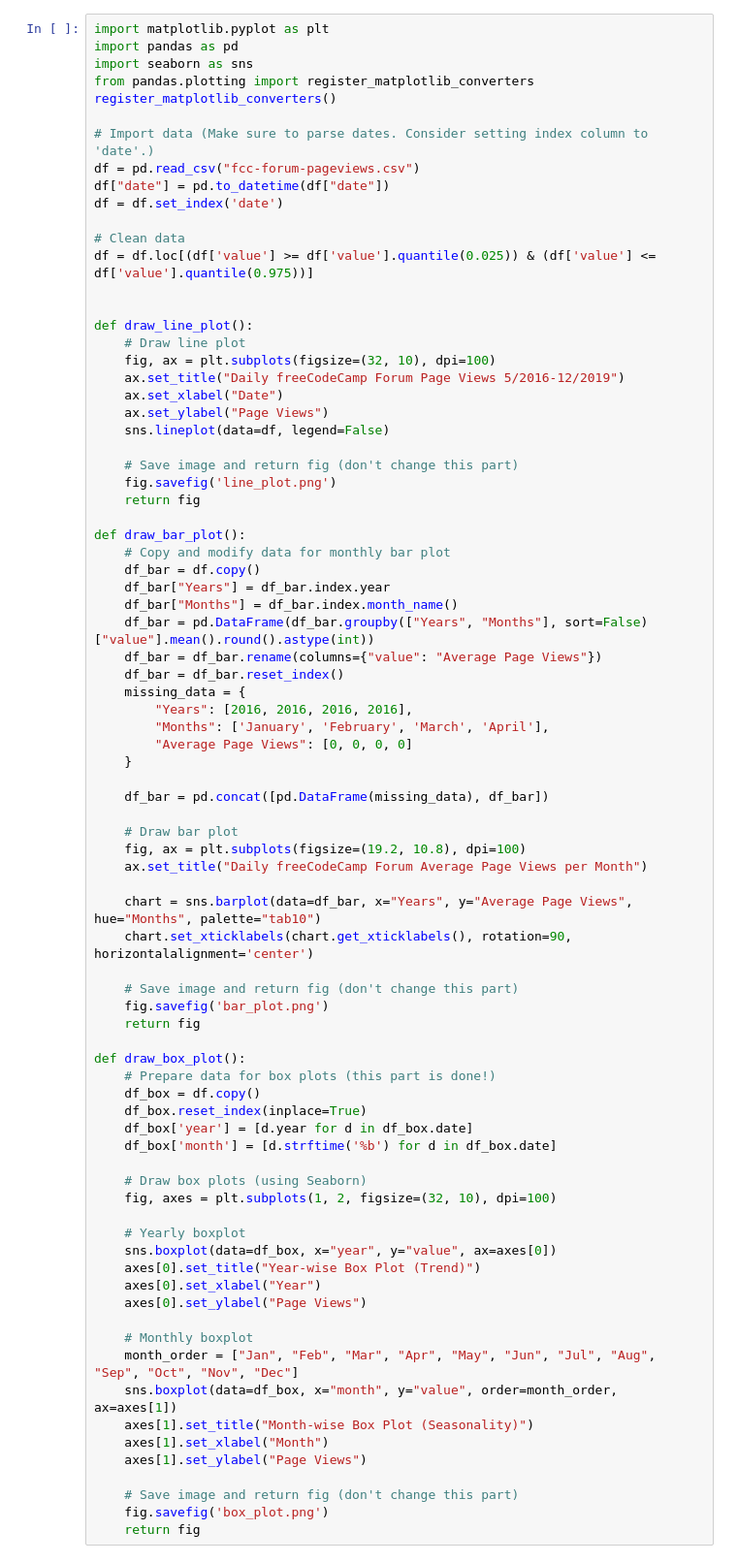
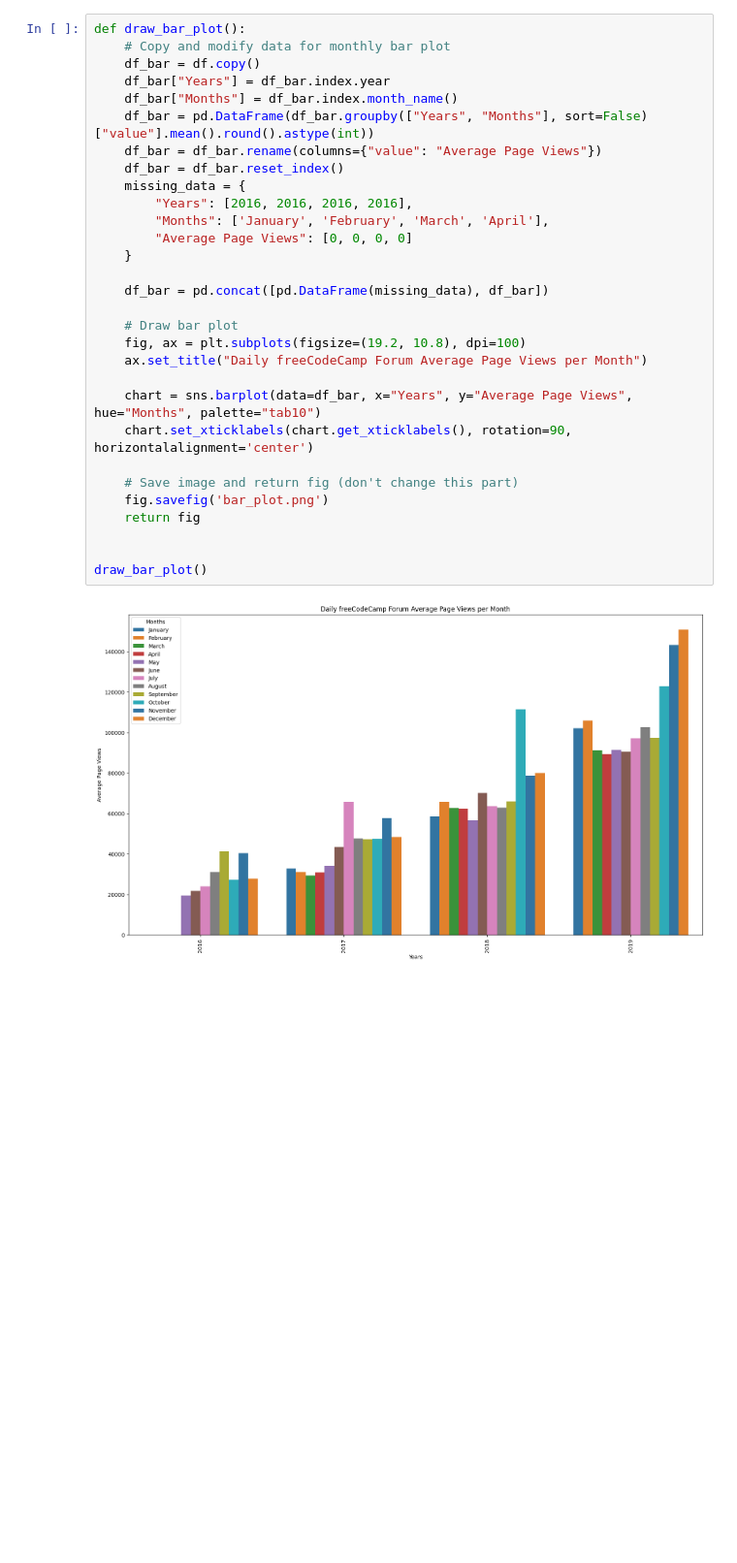
Before and after one commit to mydesemberevil/freecodecamp_Page-View-Time-Series-Visualizer, a Jupyter notebook: time_visualisation.ipynb, the cells around one changed output. Shown: that part at 97% size. Cells and saved outputs as stored; diff of their text form; blank space fills up the shorter version.

```diff
--- a/time_visualisation.ipynb
+++ b/time_visualisation.ipynb
@@ -3,81 +56,32 @@
 # %%
-import matplotlib.pyplot as plt
-import pandas as pd
-import seaborn as sns
-from pandas.plotting import register_matplotlib_converters
-register_matplotlib_converters()
-
-# Import data (Make sure to parse dates. Consider setting index column to 'date'.)
-df = pd.read_csv("fcc-forum-pageviews.csv")
-df["date"] = pd.to_datetime(df["date"])
-df = df.set_index('date')
-
-# Clean data
-df = df.loc[(df['value'] >= df['value'].quantile(0.025)) & (df['value'] <= df['value'].quantile(0.975))]
-
-
-def draw_line_plot():
-    # Draw line plot
-    fig, ax = plt.subplots(figsize=(32, 10), dpi=100)
-    ax.set_title("Daily freeCodeCamp Forum Page Views 5/2016-12/2019")
-    ax.set_xlabel("Date")
-    ax.set_ylabel("Page Views")
-    sns.lineplot(data=df, legend=False)
-
-    # Save image and return fig (don't change this part)
-    fig.savefig('line_plot.png')
-    return fig
-
 def draw_bar_plot():
     # Copy and modify data for monthly bar plot
     df_bar = df.copy()
     df_bar["Years"] = df_bar.index.year
     df_bar["Months"] = df_bar.index.month_name()
     df_bar = pd.DataFrame(df_bar.groupby(["Years", "Months"], sort=False)["value"].mean().round().astype(int))
     df_bar = df_bar.rename(columns={"value": "Average Page Views"})
     df_bar = df_bar.reset_index()
     missing_data = {
         "Years": [2016, 2016, 2016, 2016],
         "Months": ['January', 'February', 'March', 'April'],
         "Average Page Views": [0, 0, 0, 0]
     }
 
     df_bar = pd.concat([pd.DataFrame(missing_data), df_bar])
 
     # Draw bar plot
     fig, ax = plt.subplots(figsize=(19.2, 10.8), dpi=100)
     ax.set_title("Daily freeCodeCamp Forum Average Page Views per Month")
 
     chart = sns.barplot(data=df_bar, x="Years", y="Average Page Views", hue="Months", palette="tab10")
     chart.set_xticklabels(chart.get_xticklabels(), rotation=90, horizontalalignment='center')
 
     # Save image and return fig (don't change this part)
     fig.savefig('bar_plot.png')
     return fig
 
-def draw_box_plot():
-    # Prepare data for box plots (this part is done!)
-    df_box = df.copy()
-    df_box.reset_index(inplace=True)
-    df_box['year'] = [d.year for d in df_box.date]
-    df_box['month'] = [d.strftime('%b') for d in df_box.date]
 
-    # Draw box plots (using Seaborn)
-    fig, axes = plt.subplots(1, 2, figsize=(32, 10), dpi=100)
-
-    # Yearly boxplot
-    sns.boxplot(data=df_box, x="year", y="value", ax=axes[0])
-    axes[0].set_title("Year-wise Box Plot (Trend)")
-    axes[0].set_xlabel("Year")
-    axes[0].set_ylabel("Page Views")
-
-    # Monthly boxplot
-    month_order = ["Jan", "Feb", "Mar", "Apr", "May", "Jun", "Jul", "Aug", "Sep", "Oct", "Nov", "Dec"]
-    sns.boxplot(data=df_box, x="month", y="value", order=month_order, ax=axes[1])
-    axes[1].set_title("Month-wise Box Plot (Seasonality)")
-    axes[1].set_xlabel("Month")
-    axes[1].set_ylabel("Page Views")
-
-    # Save image and return fig (don't change this part)
-    fig.savefig('box_plot.png')
-    return fig
+draw_bar_plot()
+# %% [output]
+[figure, added]
```
Also changed, not shown: parts of 6 cells of this notebook.
